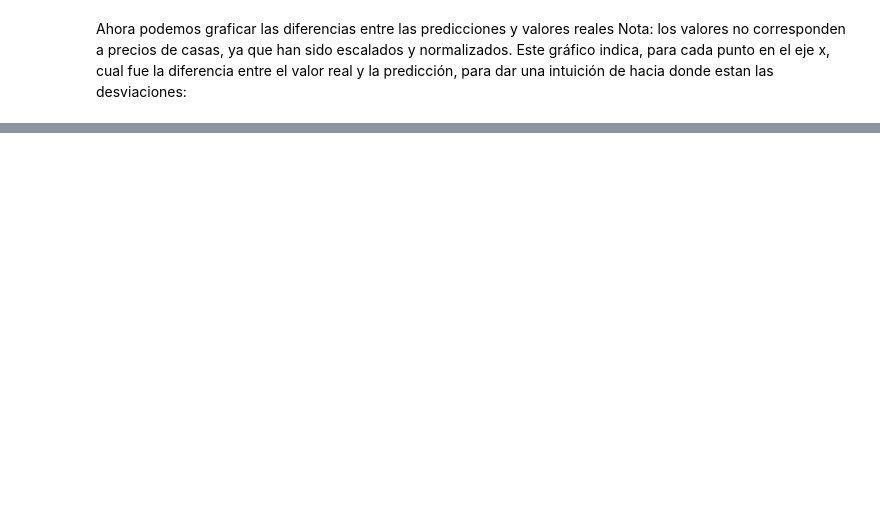
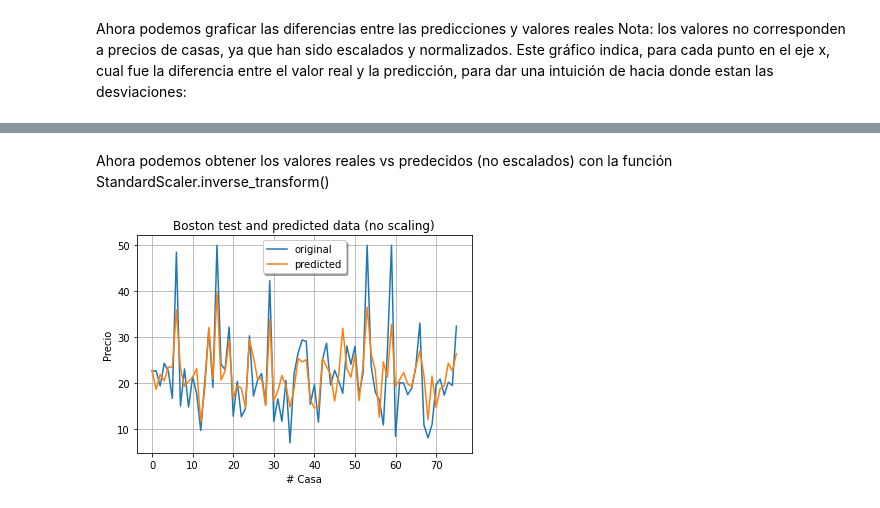
Before and after one commit to aboltCD/aboltCD, a Jupyter notebook: Regresión_Lineal_SGD.ipynb, the cells around one changed output, grey strips where cells are left out. Cells and saved outputs as stored; diff of their text form; code cells hidden in the pictures; blank space fills up the shorter version.

```diff
--- a/Regresión_Lineal_SGD.ipynb
+++ b/Regresión_Lineal_SGD.ipynb
@@ -100,0 +107,16 @@ plt.show()
+# %% [markdown]
+Ahora podemos obtener los valores reales vs predecidos (no escalados) con la función StandardScaler.inverse_transform()
+# %%
+y_test = scalery.inverse_transform(y_test)
+y_pred = scalery.inverse_transform(y_pred)
+
+plt.plot(X_ax, y_test, label="original")
+plt.plot(X_ax, y_pred, label="predicted")
+plt.title("Boston test and predicted data (no scaling)")
+plt.xlabel('# Casa')
+plt.ylabel('Precio')
+plt.legend(loc='best',fancybox=True, shadow=True)
+plt.grid(True)
+plt.show()
+# %% [output]
+[figure, added]
```
Also changed, not shown: parts of 4 cells of this notebook.
